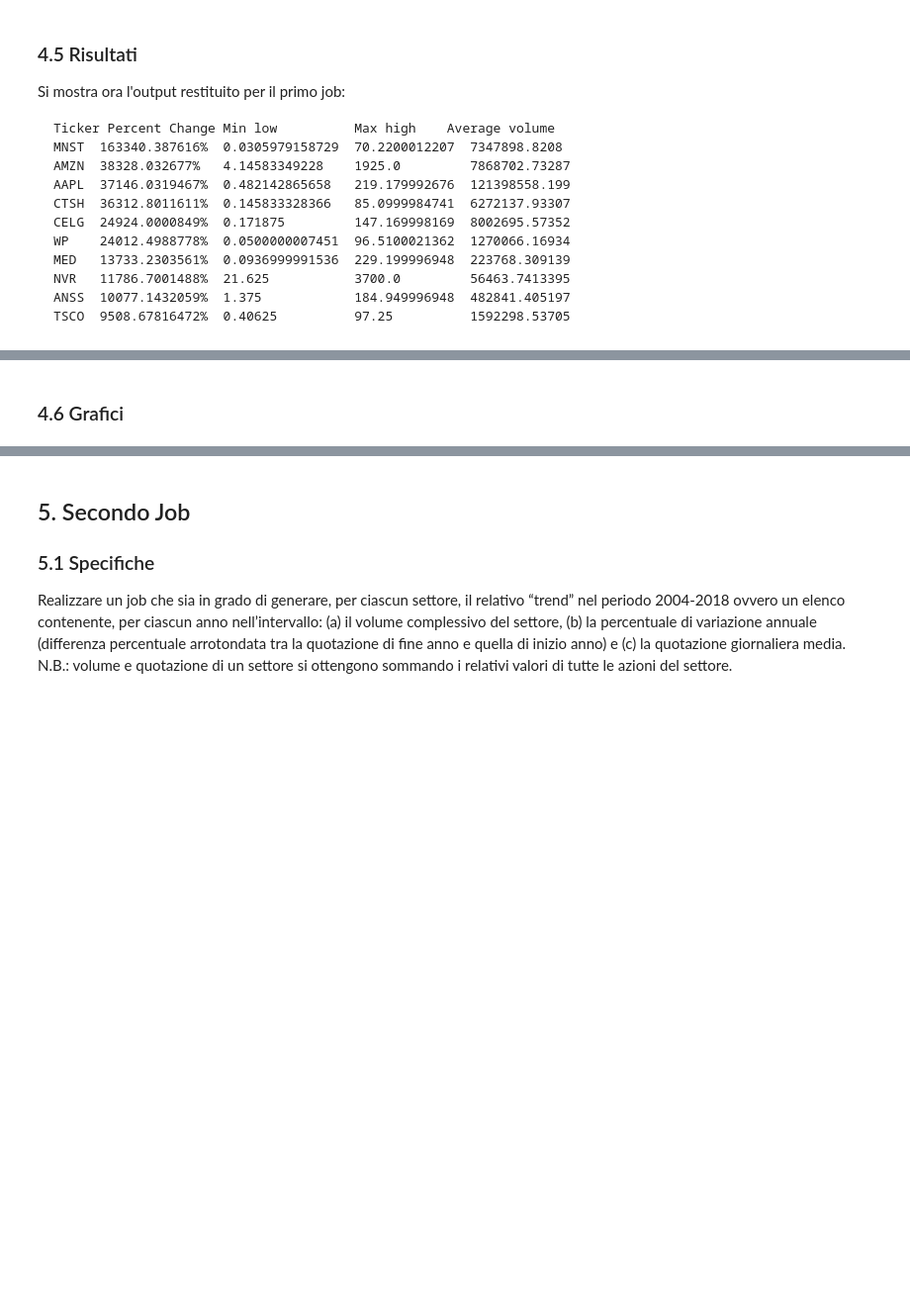
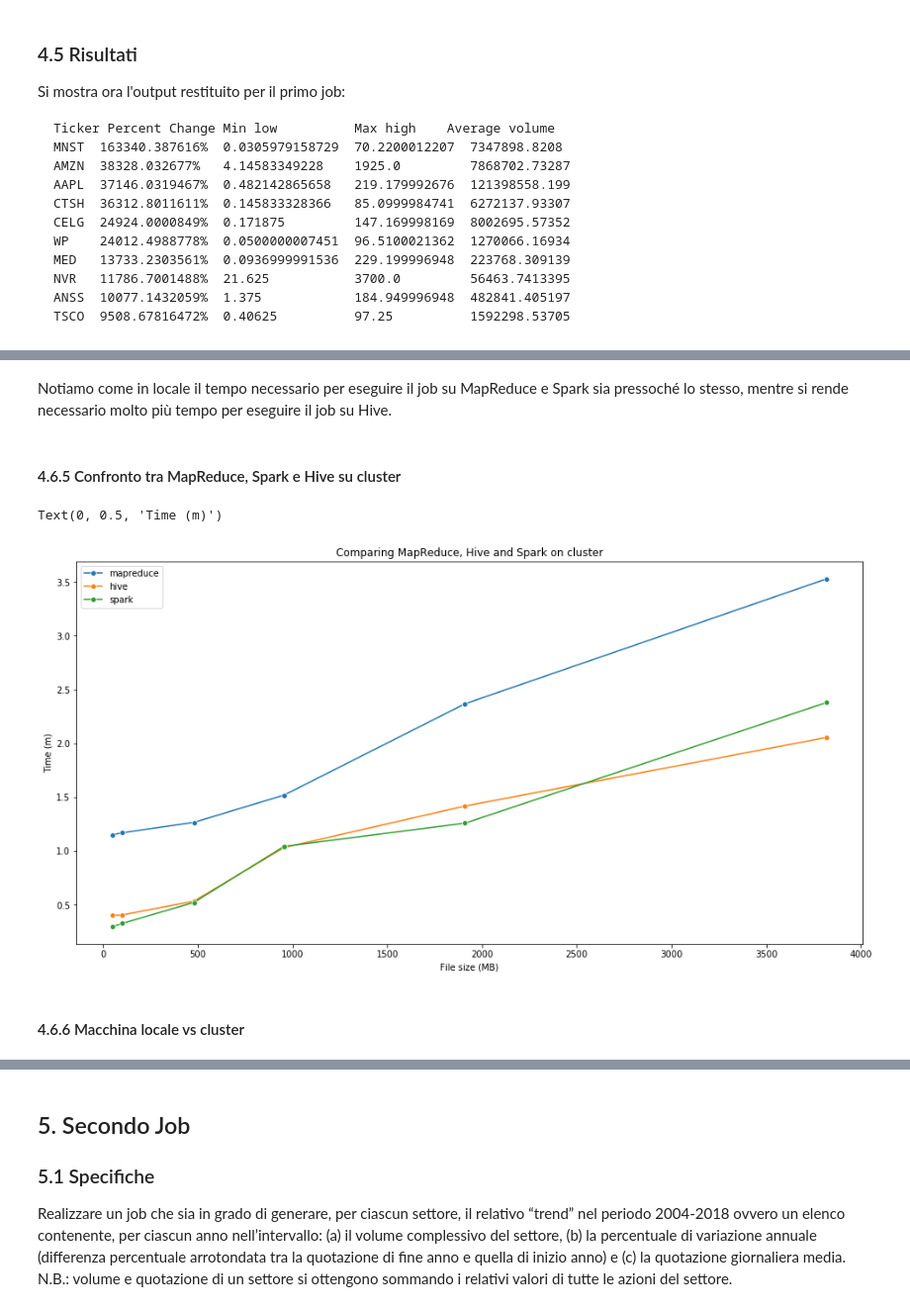
Before and after one commit to bug-data/Big_Data_First_Project, a Jupyter notebook: Relazione_Finale.ipynb, the cells around one changed output, grey strips where cells are left out. Shown at 99% size. Cells and saved outputs as stored; diff of their text form; code cells hidden in the pictures; blank space fills up the shorter version.

```diff
--- a/Relazione_Finale.ipynb
+++ b/Relazione_Finale.ipynb
@@ -485,2 +598,24 @@ TSCO  9508.67816472%  0.40625          97.25          1592298.53705
+# %% [markdown]
+Notiamo come in locale il tempo necessario per eseguire il job su MapReduce e Spark sia pressoché lo stesso, mentre si rende necessario molto più tempo per eseguire il job su Hive.
+# %% [markdown]
+#### 4.6.5 Confronto tra MapReduce, Spark e Hive su cluster
+# %%
+mapReduceOnCluster = mapreduceCluster[mapreduceCluster['Job'] == 1]
+hiveOnCluster = hiveClusterPartition[hiveClusterPartition['Job'] == 1]
+jobOnCluster = pd.concat([mapReduceOnCluster, hiveOnCluster, sparkJobOnClusterWithCaching], axis=0, ignore_index=True) \
+           .rename(index={0:'mapreduce',1:'hive', 2:'spark'})
+jobOnCluster = jobOnCluster.drop('Job', axis=1)
+
+f,ax = plt.subplots(figsize=(16, 8))
+sns.lineplot(x=fileSizes, y = jobOnCluster.loc['mapreduce'], marker="o", label="mapreduce")
+sns.lineplot(x=fileSizes, y = jobOnCluster.loc['hive'], marker="o", label="hive")
+sns.lineplot(x=fileSizes, y = jobOnCluster.loc['spark'], marker="o", label="spark")
+
+plt.title('Comparing MapReduce, Hive and Spark on cluster')
+ax.set_xlabel("File size (MB)")
+ax.set_ylabel("Time (m)")
+# %% [output]
+Text(0, 0.5, 'Time (m)')
+[figure, added]
 # %% [markdown]
-### 4.6 Grafici
+#### 4.6.6 Macchina locale vs cluster
```
Also changed, not shown: parts of 14 cells of this notebook.
